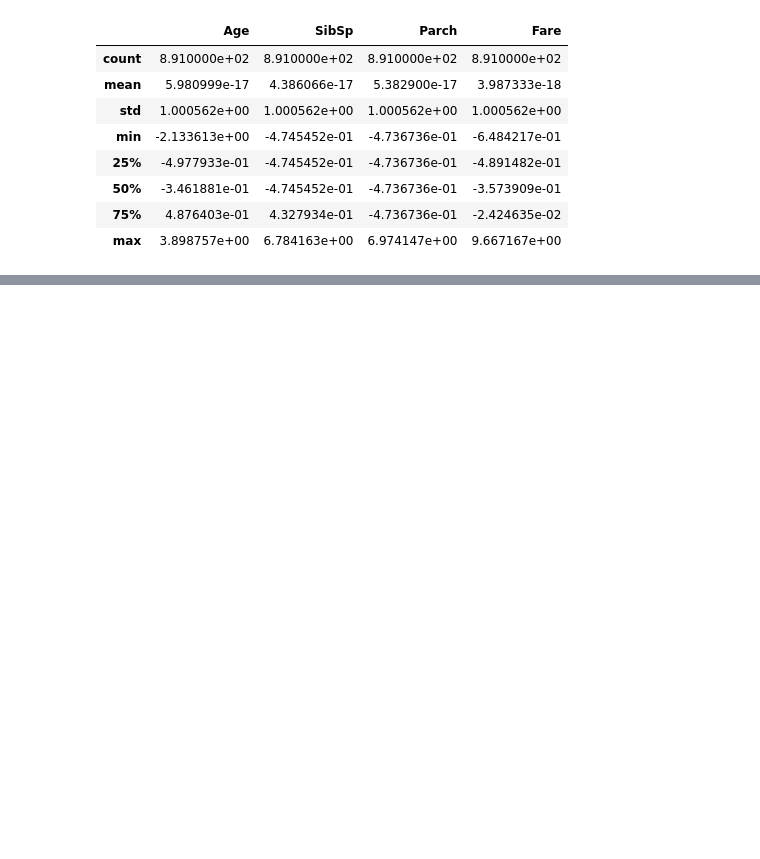
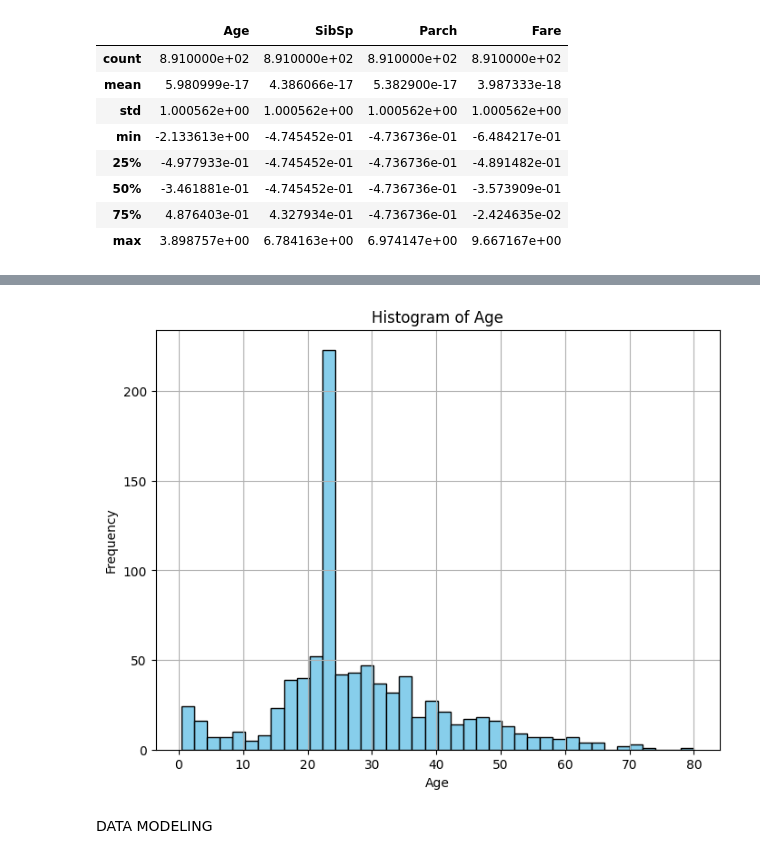
Before and after one commit to Ahny678/TITANIC-MODEL-CLASSIFIER, a Jupyter notebook: Titanic Prediction Model.ipynb, the cells around one changed output, grey strips where cells are left out. Saved outputs shown, nothing was run; the diff lists cells and outputs as text; code cells hidden in the pictures; blank space fills up the shorter version.

```diff
--- a/Titanic Prediction Model.ipynb
+++ b/Titanic Prediction Model.ipynb
@@ -143,0 +168,16 @@ df.to_csv('/content/drive/MyDrive/cleaned-titanic.csv')
+# %%
+# Create a histogram
+age_data =df['Age']
+plt.figure(figsize=(8, 6))
+plt.hist(age_data, bins=40, color='skyblue', edgecolor='black')
+plt.title('Histogram of Age')
+plt.xlabel('Age')
+plt.ylabel('Frequency')
+plt.grid(True)
+
+# Show the plot
+plt.show()
+# %% [output]
+[figure, added]
+# %% [markdown]
+DATA MODELING
```
Also changed, not shown: parts of 30 cells of this notebook.
